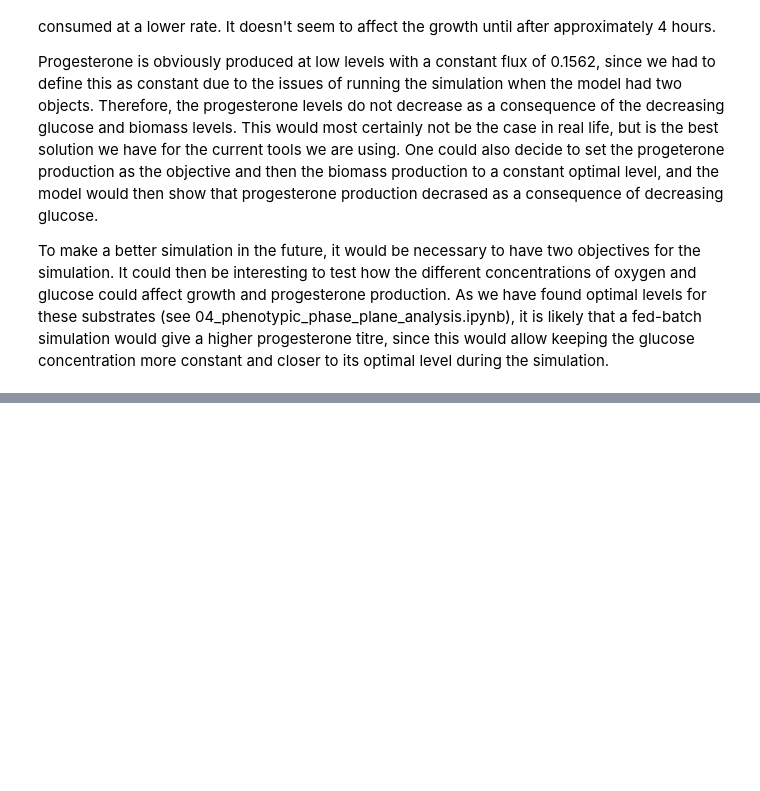
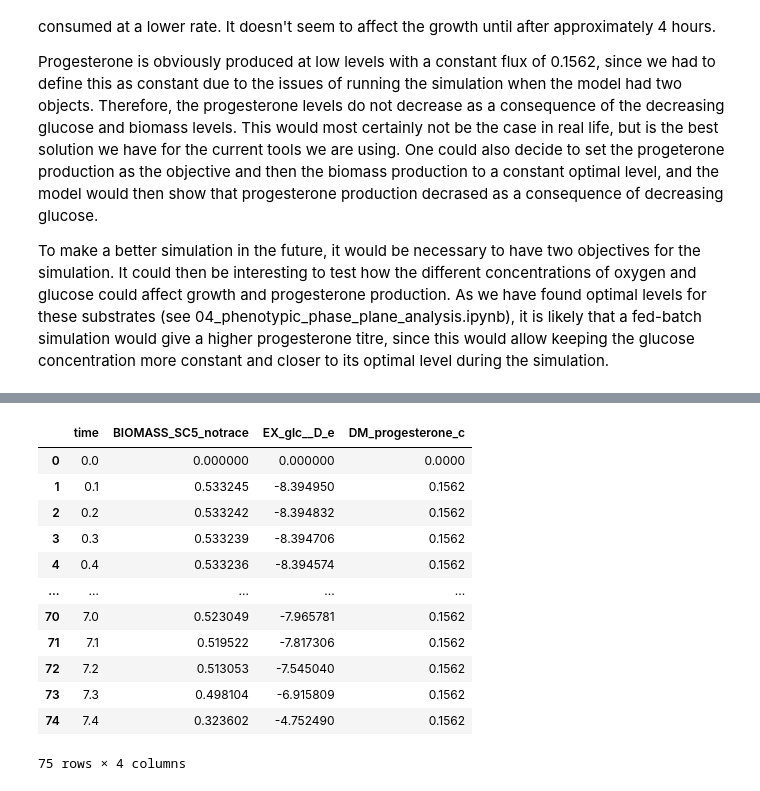
Before and after one commit to 27410/27410-group-assigment-group_3, a Jupyter notebook: 07_DFBA.ipynb, the cells around one changed output, grey strips where cells are left out. Saved outputs shown, nothing was run; the diff lists cells and outputs as text; code cells hidden in the pictures; blank space fills up the shorter version.

```diff
--- a/07_DFBA.ipynb
+++ b/07_DFBA.ipynb
@@ -234,0 +294,10 @@ To make a better simulation in the future, it would be necessary to have two obj
+# %%
+dfba_model.add_initial_conditions(
+    {
+        "Biomass": 0.05,
+        "Glucose": 40,
+        "Progesterone": 0
+    }
+)
+
+concentrations, trajectories = dfba_model.simulate(0.0, 100, 0.1, ["BIOMASS_SC5_notrace", "EX_glc__D_e", "DM_progesterone_c"])
@@ -234,0 +339,16 @@ To make a better simulation in the future, it would be necessary to have two obj
+# %%
+trajectories
+# %% [output]
+|  | time | BIOMASS_SC5_notrace | EX_glc__D_e | DM_progesterone_c |
+| 0 | 0.0 | 0.000000 | 0.000000 | 0.0000 |
+| 1 | 0.1 | 0.533245 | -8.394950 | 0.1562 |
+| 2 | 0.2 | 0.533242 | -8.394832 | 0.1562 |
+| 3 | 0.3 | 0.533239 | -8.394706 | 0.1562 |
+| 4 | 0.4 | 0.533236 | -8.394574 | 0.1562 |
+| ... | ... | ... | ... | ... |
+| 70 | 7.0 | 0.523049 | -7.965781 | 0.1562 |
+| 71 | 7.1 | 0.519522 | -7.817306 | 0.1562 |
+| 72 | 7.2 | 0.513053 | -7.545040 | 0.1562 |
+| 73 | 7.3 | 0.498104 | -6.915809 | 0.1562 |
+| 74 | 7.4 | 0.323602 | -4.752490 | 0.1562 |
+75 rows × 4 columns
```
Also changed, not shown: parts of 18 cells of this notebook.
